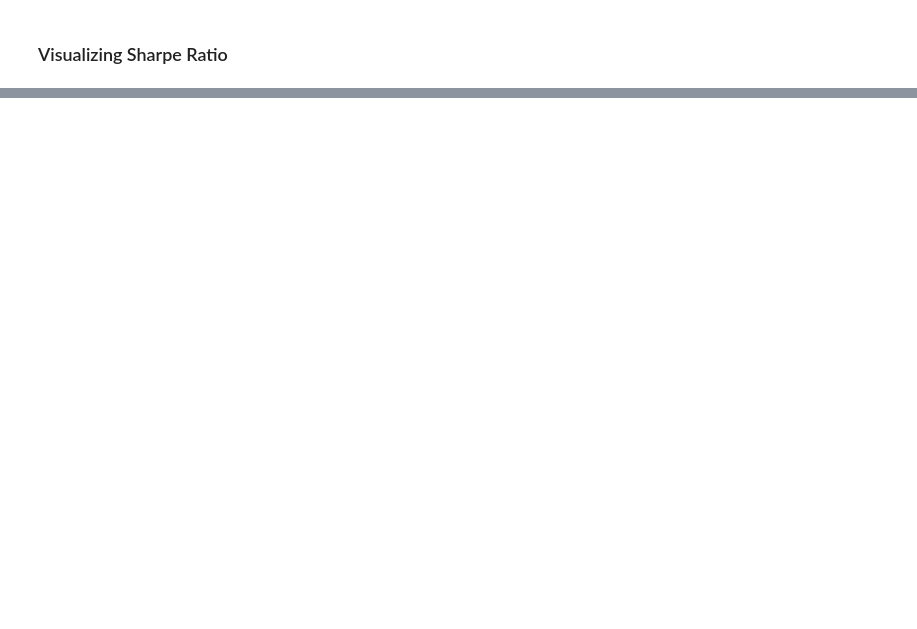
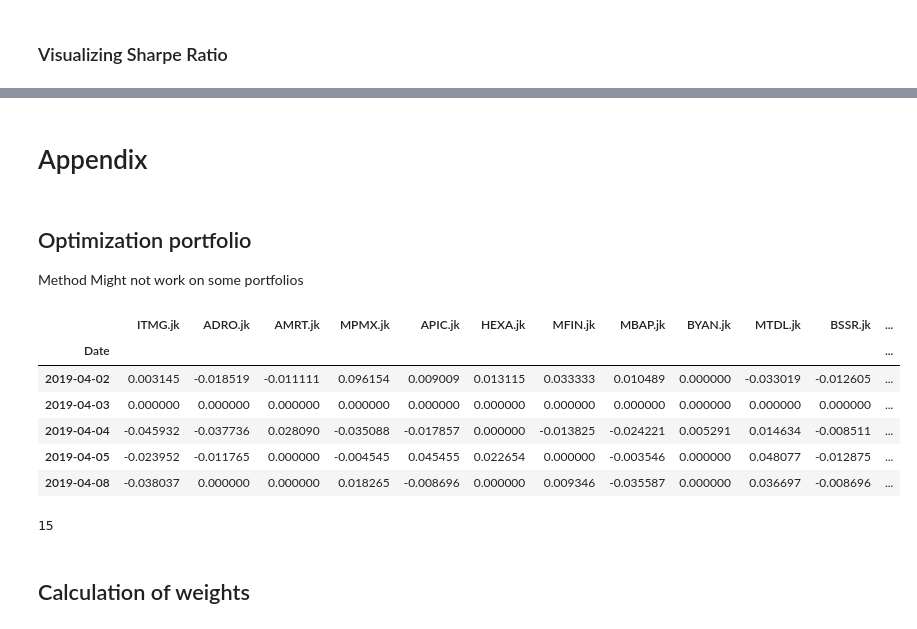
Before and after one commit to teguharia172/morgan, a Jupyter notebook: course/create_analyze_optimize_portfolio/sharpe_ratio.ipynb, the cells around one changed output, grey strips where cells are left out. Cells and saved outputs as stored; diff of their text form; code cells hidden in the pictures; blank space fills up the shorter version.

```diff
--- a/course/create_analyze_optimize_portfolio/sharpe_ratio.ipynb
+++ b/course/create_analyze_optimize_portfolio/sharpe_ratio.ipynb
@@ -154,0 +243,6 @@ plt.show()
+# %% [markdown]
+# Appendix
+# %% [markdown]
+## Optimization portfolio
+
+Method Might not work on some portfolios
@@ -154,0 +251,17 @@ plt.show()
+# %%
+ret.head() #stocks daily return on the selected period
+# %% [output]
+|  | ITMG.jk | ADRO.jk | AMRT.jk | MPMX.jk | APIC.jk | HEXA.jk | MFIN.jk | MBAP.jk | BYAN.jk | MTDL.jk | BSSR.jk | ... |
+| Date |  |  |  |  |  |  |  |  |  |  |  | ... |
+| 2019-04-02 | 0.003145 | -0.018519 | -0.011111 | 0.096154 | 0.009009 | 0.013115 | 0.033333 | 0.010489 | 0.000000 | -0.033019 | -0.012605 | ... |
+| 2019-04-03 | 0.000000 | 0.000000 | 0.000000 | 0.000000 | 0.000000 | 0.000000 | 0.000000 | 0.000000 | 0.000000 | 0.000000 | 0.000000 | ... |
+| 2019-04-04 | -0.045932 | -0.037736 | 0.028090 | -0.035088 | -0.017857 | 0.000000 | -0.013825 | -0.024221 | 0.005291 | 0.014634 | -0.008511 | ... |
+| 2019-04-05 | -0.023952 | -0.011765 | 0.000000 | -0.004545 | 0.045455 | 0.022654 | 0.000000 | -0.003546 | 0.000000 | 0.048077 | -0.012875 | ... |
+| 2019-04-08 | -0.038037 | 0.000000 | 0.000000 | 0.018265 | -0.008696 | 0.000000 | 0.009346 | -0.035587 | 0.000000 | 0.036697 | -0.008696 | ... |
+# %%
+noa = len(ret.columns)
+noa # number of assests
+# %% [output]
+15
+# %% [markdown]
+## Calculation of weights
```
Also changed, not shown: parts of 32 cells of this notebook.
